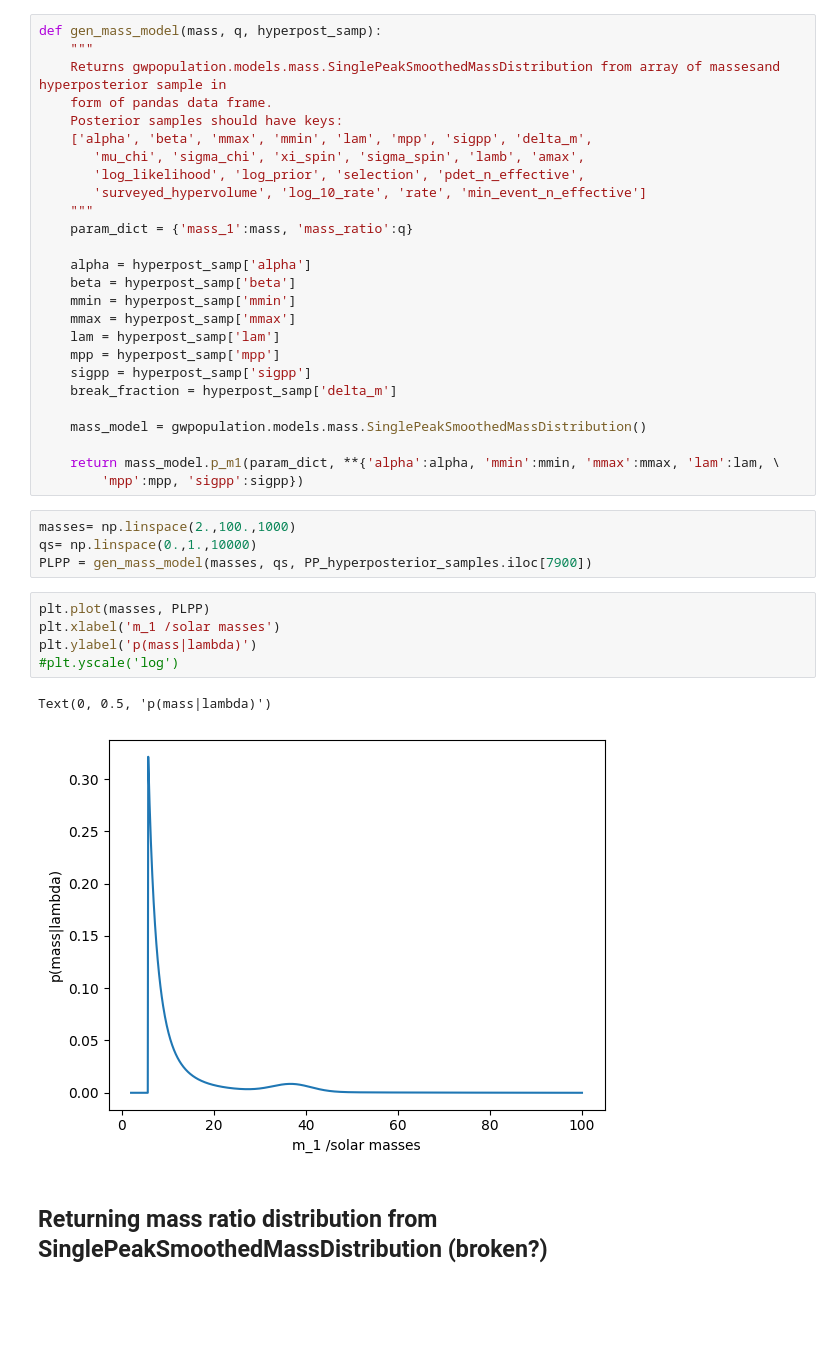
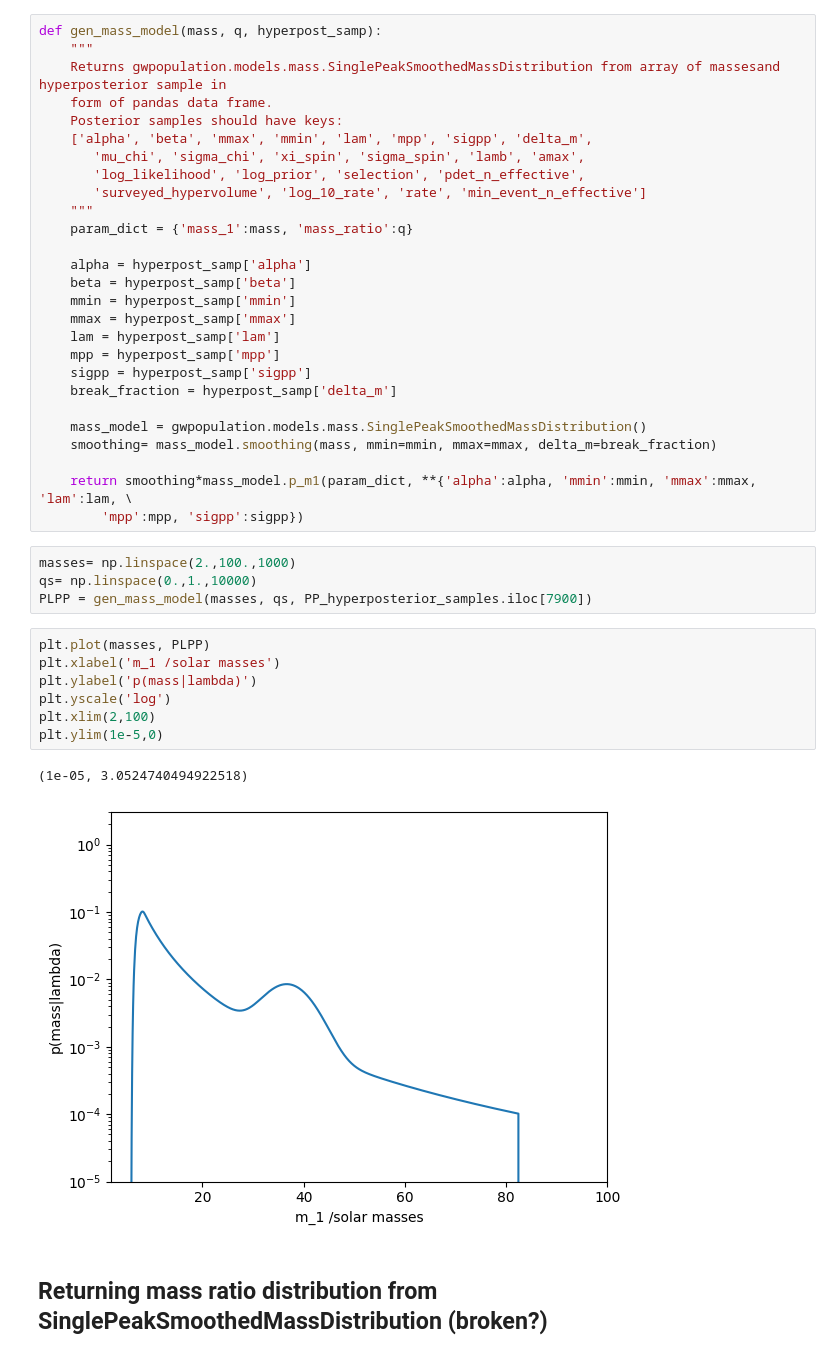
Before and after one commit to eMillar2718/GW_ChirpSim, a Jupyter notebook: Notebook Prototyping/Sampling_populations.ipynb, the cells around one changed output. Saved outputs shown, nothing was run; the diff lists cells and outputs as text; blank space fills up the shorter version.

```diff
--- a/Notebook Prototyping/Sampling_populations.ipynb
+++ b/Notebook Prototyping/Sampling_populations.ipynb
@@ -103,8 +109,9 @@ def gen_mass_model(mass, q, hyperpost_samp):
     break_fraction = hyperpost_samp['delta_m']
 
     mass_model = gwpopulation.models.mass.SinglePeakSmoothedMassDistribution()
+    smoothing= mass_model.smoothing(mass, mmin=mmin, mmax=mmax, delta_m=break_fraction)
 
-    return mass_model.p_m1(param_dict, **{'alpha':alpha, 'mmin':mmin, 'mmax':mmax, 'lam':lam, \
+    return smoothing*mass_model.p_m1(param_dict, **{'alpha':alpha, 'mmin':mmin, 'mmax':mmax, 'lam':lam, \
         'mpp':mpp, 'sigpp':sigpp})
 # %%
 masses= np.linspace(2.,100.,1000)
@@ -113,11 +120,13 @@ PLPP = gen_mass_model(masses, qs, PP_hyperposterior_samples.iloc[7900])
 # %%
 plt.plot(masses, PLPP)
 plt.xlabel('m_1 /solar masses')
 plt.ylabel('p(mass|lambda)')
-#plt.yscale('log')
+plt.yscale('log')
+plt.xlim(2,100)
+plt.ylim(1e-5,0)
 # %% [output]
-Text(0, 0.5, 'p(mass|lambda)')
+(1e-05, 3.0524740494922518)
-[figure, old version]
+[figure, new version]
 # %% [markdown]
 ## Returning mass ratio distribution from SinglePeakSmoothedMassDistribution (broken?)
 # %%
```
Also changed, not shown: parts of 4 cells of this notebook.
